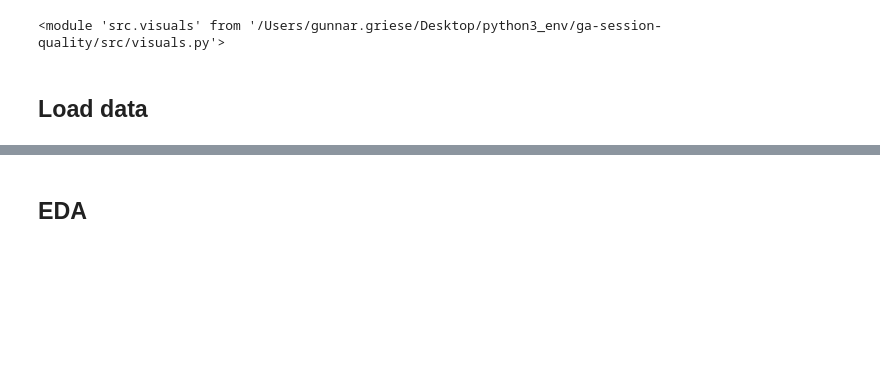
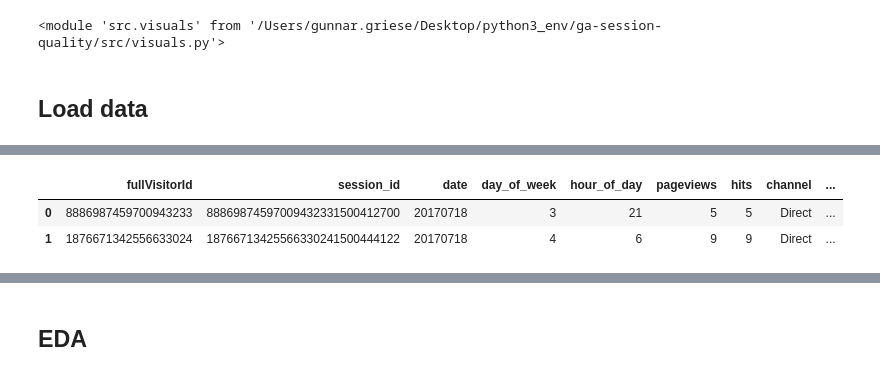
Before and after one commit to GunnarGriese/ga-session-quality, a Jupyter notebook: session-quality-assessment.ipynb, the cells around one changed output, grey strips where cells are left out. Saved outputs shown, nothing was run; the diff lists cells and outputs as text; code cells hidden in the pictures; blank space fills up the shorter version.

```diff
--- a/session-quality-assessment.ipynb
+++ b/session-quality-assessment.ipynb
@@ -99,0 +92,7 @@ df.describe()
+# %%
+# See first few columns
+df.head(2)
+# %% [output]
+|  | fullVisitorId | session_id | date | day_of_week | hour_of_day | pageviews | hits | channel | ... |
+| 0 | 8886987459700943233 | 88869874597009432331500412700 | 20170718 | 3 | 21 | 5 | 5 | Direct | ... |
+| 1 | 1876671342556633024 | 18766713425566330241500444122 | 20170718 | 4 | 6 | 9 | 9 | Direct | ... |
```
Also changed, not shown: parts of 22 cells of this notebook, 5 other files.
